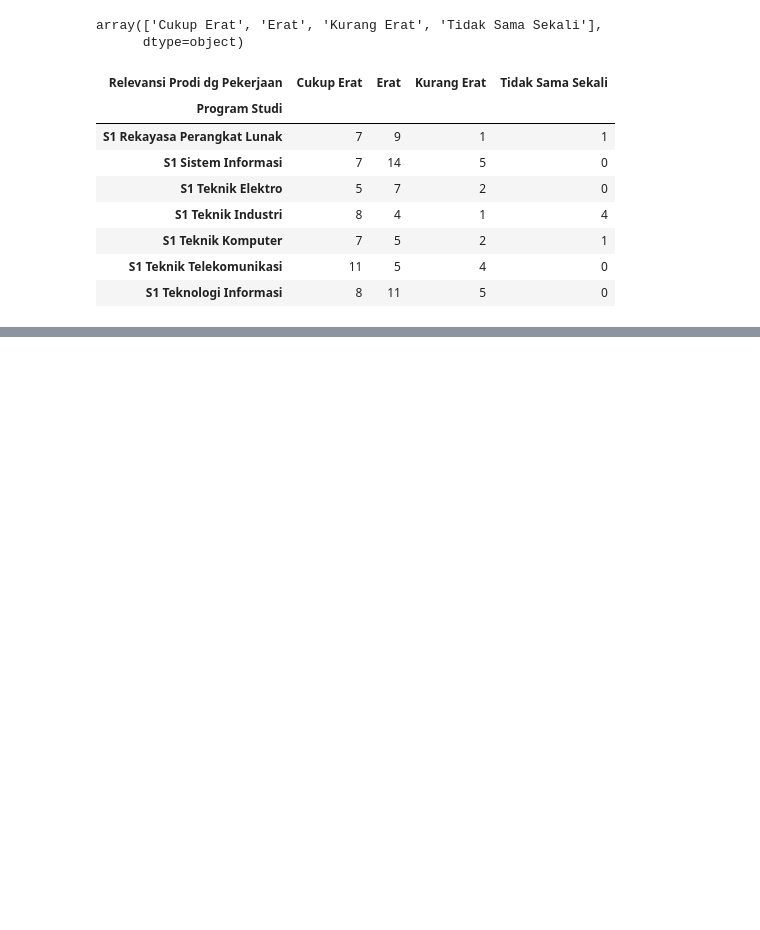
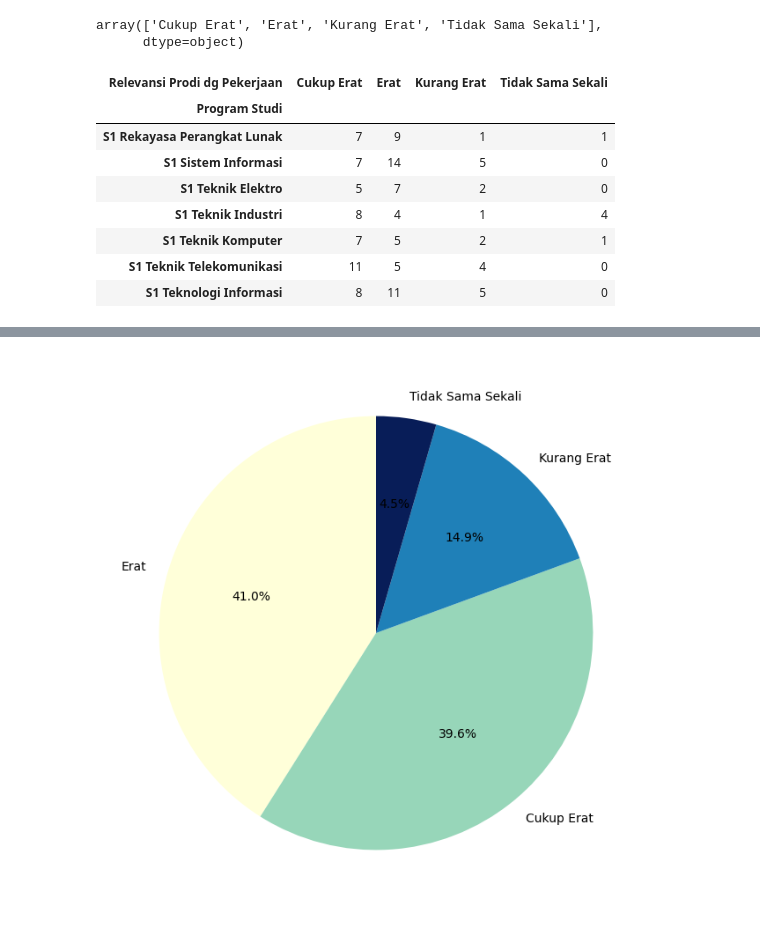
Before and after one commit to firarru/Project-Tracer-Study, a Jupyter notebook: Tracer_Study.ipynb, the cells around one changed output, grey strips where cells are left out. Cells and saved outputs as stored; diff of their text form; code cells hidden in the pictures; blank space fills up the shorter version.

```diff
--- a/Tracer_Study.ipynb
+++ b/Tracer_Study.ipynb
@@ -338,0 +339,9 @@ plt.show()
+# %%
+program_study_counts = df['Relevansi Prodi dg Pekerjaan'].value_counts()
+
+program_study_counts.plot(kind='pie', figsize=(8, 8), autopct='%1.1f%%', startangle=90, cmap='YlGnBu')
+plt.ylabel('')
+# plt.title('Distribution of Program Studi')
+plt.show()
+# %% [output]
+[figure, added]
```
Also changed, not shown: parts of 4 cells of this notebook.
